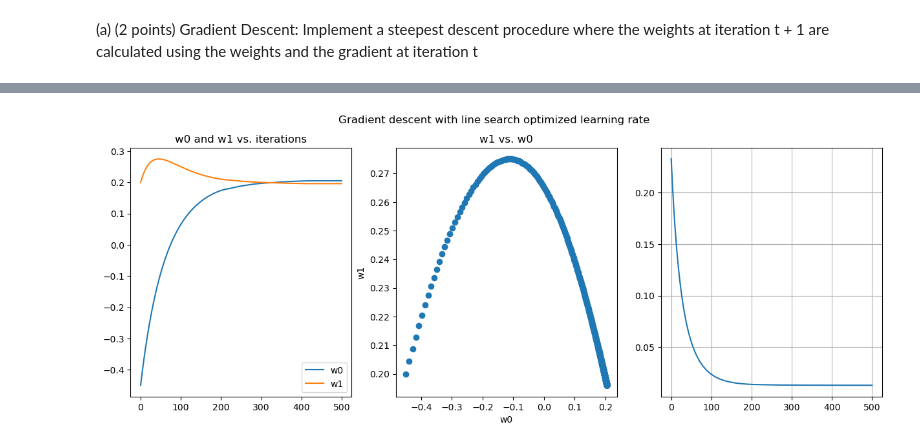
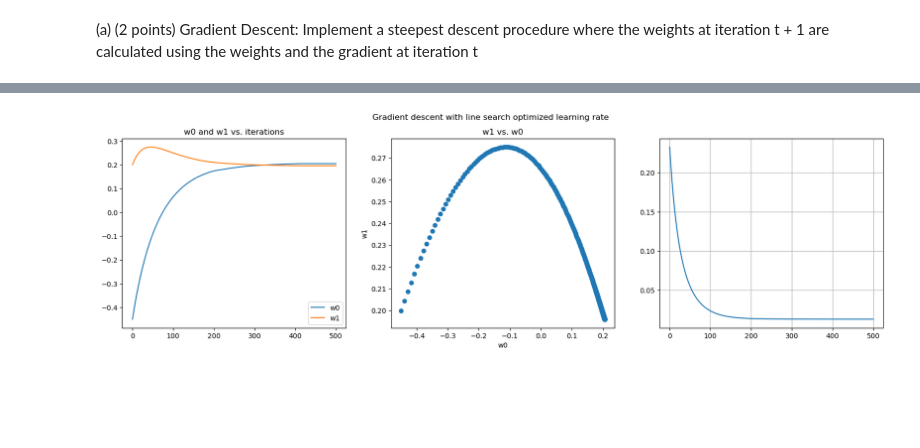
Before and after one commit to Javiermateor/Machine-Intelligence-I, a Jupyter notebook: Exercises/Exercise_04.ipynb, the cells around one changed output, grey strips where cells are left out. Drawn from its saved outputs; the diff is of its cells as text; code cells hidden in the pictures; blank space fills up the shorter version.

```diff
--- a/Exercises/Exercise_04.ipynb
+++ b/Exercises/Exercise_04.ipynb
@@ -135,28 +135,28 @@ for i in np.arange(500):
     w = np.append(w, new_w, axis = 1)
 # %%
 #Plot results
-fig = plt.figure(figsize=(15,5))
+fig = plt.figure(figsize=(20,5))
 fig.suptitle('Gradient descent with line search optimized learning rate')
 ax1 = fig.add_subplot(1,3,1)
 
 plt.plot(w[0,:], label = 'w0')
 plt.plot(w[1,:], label = 'w1')
 plt.legend()
 plt.title('w0 and w1 vs. iterations')
 
 ax2 = fig.add_subplot(1,3,2)
 plt.scatter(w[0,:], w[1,:])
 plt.xlabel('w0')
 plt.ylabel('w1')
 plt.title('w1 vs. w0')
 
 ax3 = fig.add_subplot(1,3,3)
 errors = np.zeros(np.shape(w[1])[0])
 index = np.arange(np.shape(w[1])[0])
 for i in index:
     errors[i] = 0.5 * np.sum(np.square(w[:,i].T @ X - Y_true))/3
 
 plt.plot(index, errors)
 plt.grid()
 # %% [output]
-[figure, old version]
+[figure, new version]
```
Also changed, not shown: parts of 6 cells of this notebook.
